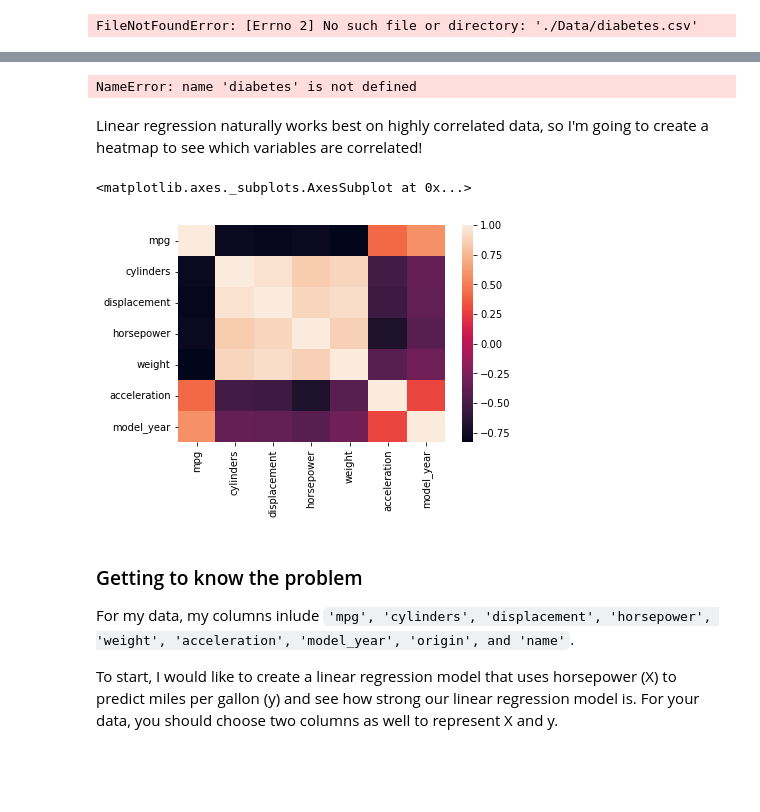
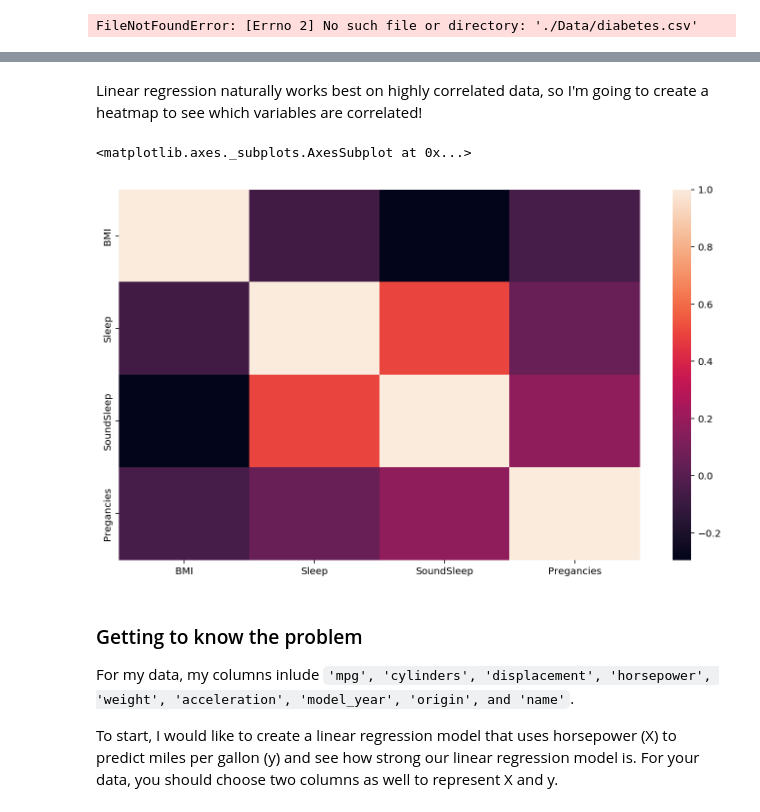
Before and after one commit to wxuan309/SC22-BatchA-elastic-searchers, a Jupyter notebook: Isaac/week2/linear_regression_sklearn_on_own_data.ipynb, the cells around one changed output, grey strips where cells are left out. Cells and saved outputs as stored; diff of their text form; code cells hidden in the pictures; blank space fills up the shorter version.

```diff
--- a/Isaac/week2/linear_regression_sklearn_on_own_data.ipynb
+++ b/Isaac/week2/linear_regression_sklearn_on_own_data.ipynb
@@ -30,6 +36,6 @@ diabetes.head(1)
 # %%
 import pandas as pd
-diabetes = pd.read_csv("./Data/diabetes.csv")
+diabetes = pd.read_csv("./data/diabetes.csv")
 # %% [output]
 FileNotFoundError: [Errno 2] No such file or directory: './Data/diabetes.csv'
 # %%
@@ -48,15 +54,13 @@ diabetes.drop_duplicates(inplace = True)
 diabetes = diabetes.reset_index(drop=True)
 
 length = len(diabetes.index) #save length of array of later
-# %% [output]
-NameError: name 'diabetes' is not defined
 # %% [markdown]
 Linear regression naturally works best on highly correlated data, so I'm going to create a heatmap to see which variables are correlated!
 # %%
-sns.heatmap(my_data.corr())
+sns.heatmap(diabetes.corr())
 # %% [output]
 <matplotlib.axes._subplots.AxesSubplot at 0x...>
-[figure, old version]
+[figure, new version]
 # %% [markdown]
 ### Getting to know the problem
 
```
Also changed, not shown: parts of 5 cells of this notebook, 12 other files.
